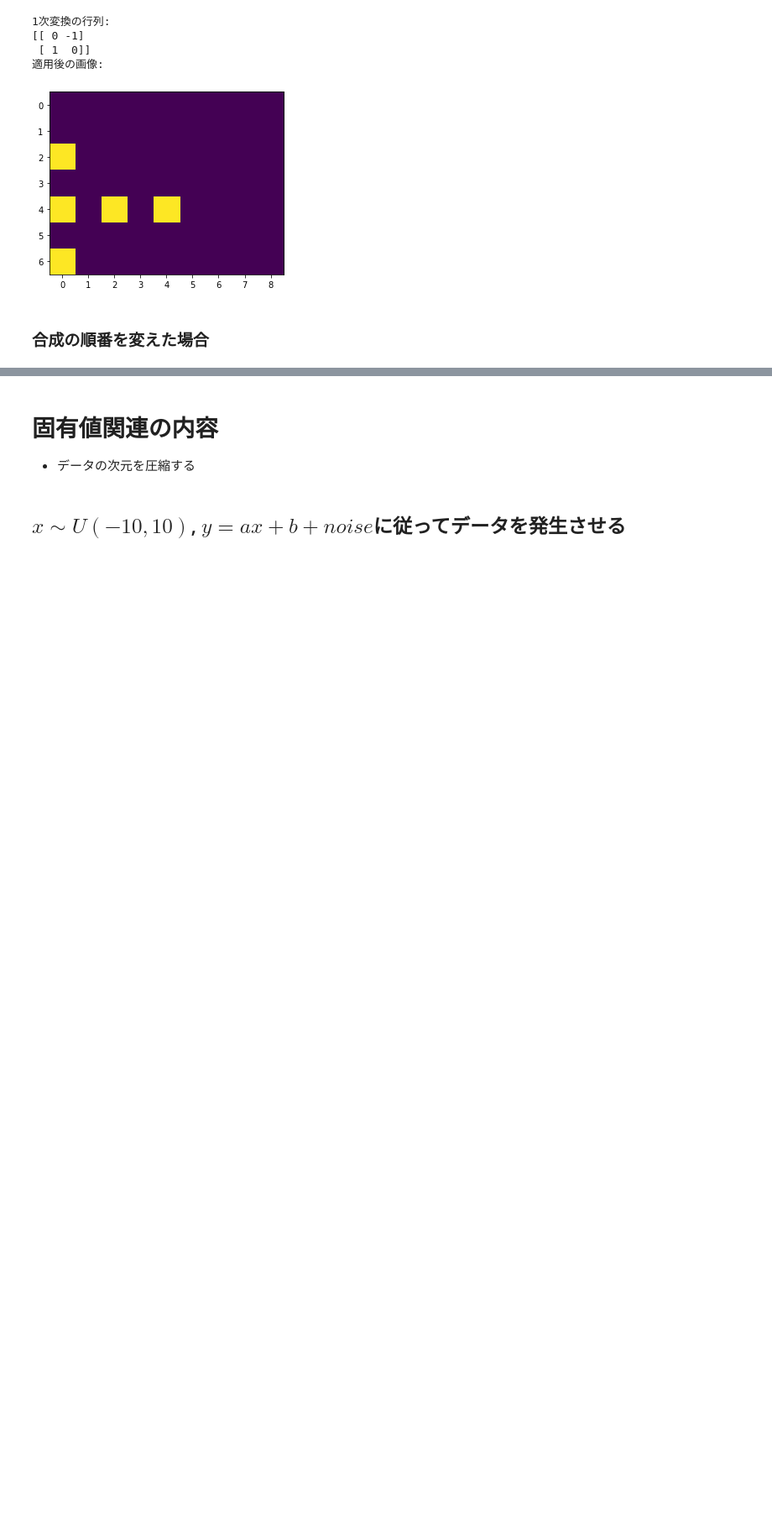
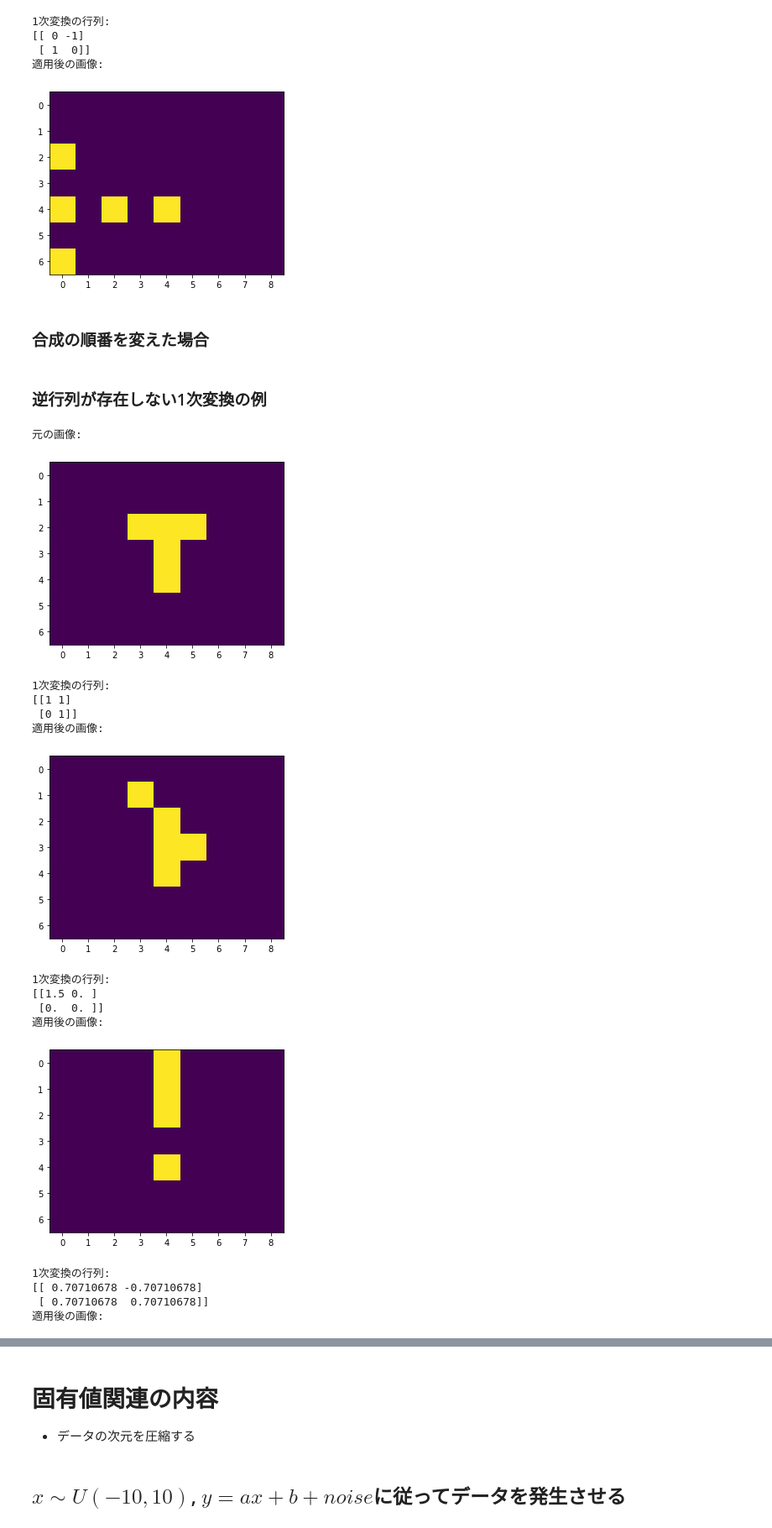
Before and after one commit to fumish/self_study, a Jupyter notebook: linalg_demo1_v2.ipynb, the cells around one changed output, grey strips where cells are left out. Shown at 84% size. Saved outputs shown, nothing was run; the diff lists cells and outputs as text; code cells hidden in the pictures; blank space fills up the shorter version.

```diff
--- a/linalg_demo1_v2.ipynb
+++ b/linalg_demo1_v2.ipynb
@@ -336,3 +336,71 @@ print(C)
 print("適用後の画像:")
 plt.imshow(X_dash_dash)
 plt.show()
+# %% [markdown]
+### 逆行列が存在しない1次変換の例
+# %%
+B = np.array([[1, 1],[0, 1]])
+offset_x, offset_y = 4, 4
+pos_dash = np.zeros((len(pos_x), 2))
+X_dash = np.zeros(X.shape)
+for i, (i_pos_x, i_pos_y) in enumerate(zip(pos_x, pos_y)):
+    pos_dash[i,:] = np.round(B @ np.array([i_pos_x - offset_x, i_pos_y - offset_y])) + np.array([offset_x, offset_y])
+
+for i in range(len(pos_x)):
+    X_dash[int(pos_dash[i,0]), int(pos_dash[i,1])] = X[pos_x[i], pos_y[i]]
+print("元の画像:")
+plt.imshow(X)
+plt.show()
+
+print("1次変換の行列:")
+print(B)
+print("適用後の画像:")
+plt.imshow(X_dash)
+plt.show()
+
+C = np.array([[1.5, 0],[0, 0]])
+pos_dash_dash = np.zeros((len(pos_x), 2))
+X_dash_dash = np.zeros(X.shape)
+for i, (i_pos_x, i_pos_y) in enumerate(pos_dash):
+    pos_dash_dash[i,:] = np.round(C @ np.array([i_pos_x - offset_x, i_pos_y - offset_y])) + np.array([offset_x, offset_y])
+
+for i in range(len(pos_x)):
+    X_dash_dash[int(pos_dash_dash[i,0]), int(pos_dash_dash[i,1])] = X_dash[int(pos_dash[i,0]), int(pos_dash[i,1])]
+
+print("1次変換の行列:")
+print(C)
+print("適用後の画像:")
+plt.imshow(X_dash_dash)
+plt.show()
+
+D = np.array([[np.cos(np.pi/4), -np.sin(np.pi/4)],[np.sin(np.pi/4), np.cos(np.pi/4)]])
+pos_dash_dash_dash = np.zeros((len(pos_x), 2))
+X_dash_dash_dash = np.zeros(X.shape)
+for i, (i_pos_x, i_pos_y) in enumerate(pos_dash_dash):
+    pos_dash_dash_dash[i,:] = np.round(D @ np.array([i_pos_x - offset_x, i_pos_y - offset_y])) + np.array([offset_x, offset_y])
+
+for i in range(len(pos_x)):
+    X_dash_dash_dash[int(pos_dash_dash_dash[i,0]), int(pos_dash_dash_dash[i,1])] = X_dash_dash[int(pos_dash_dash[i,0]), int(pos_dash_dash[i,1])]
+
+print("1次変換の行列:")
+print(D)
+print("適用後の画像:")
+plt.imshow(X_dash_dash_dash)
+plt.show()
+# %% [output]
+元の画像:
+[figure, added]
+1次変換の行列:
+[[1 1]
+ [0 1]]
+適用後の画像:
+[figure, added]
+1次変換の行列:
+[[1.5 0. ]
+ [0.  0. ]]
+適用後の画像:
+[figure, added]
+1次変換の行列:
+[[ 0.70710678 -0.70710678]
+ [ 0.70710678  0.70710678]]
+適用後の画像:
```
Also changed, not shown: parts of 1 cell of this notebook, 1 other file.
